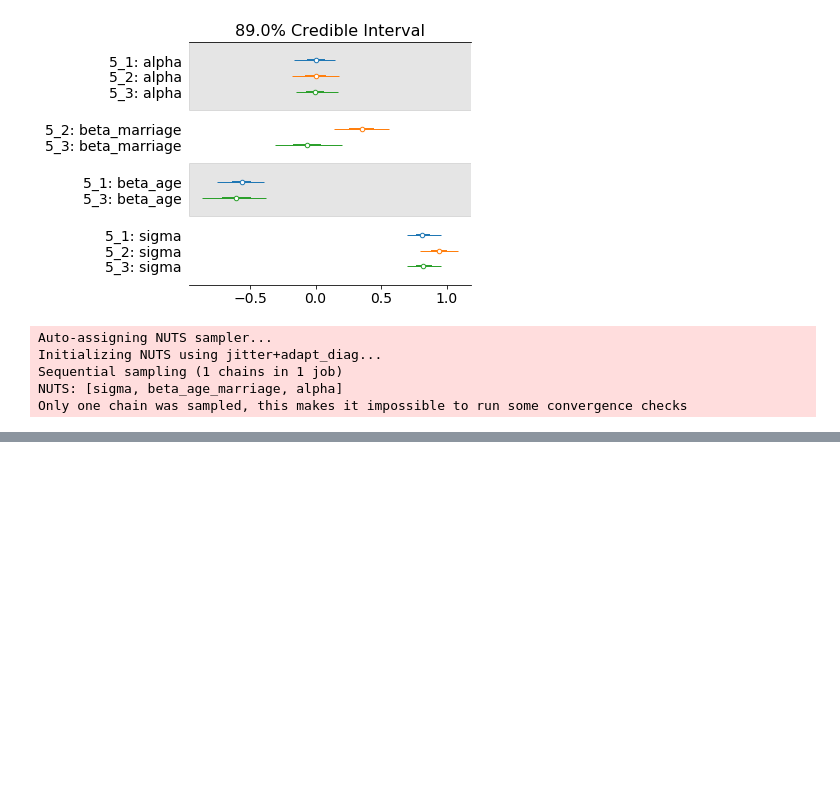
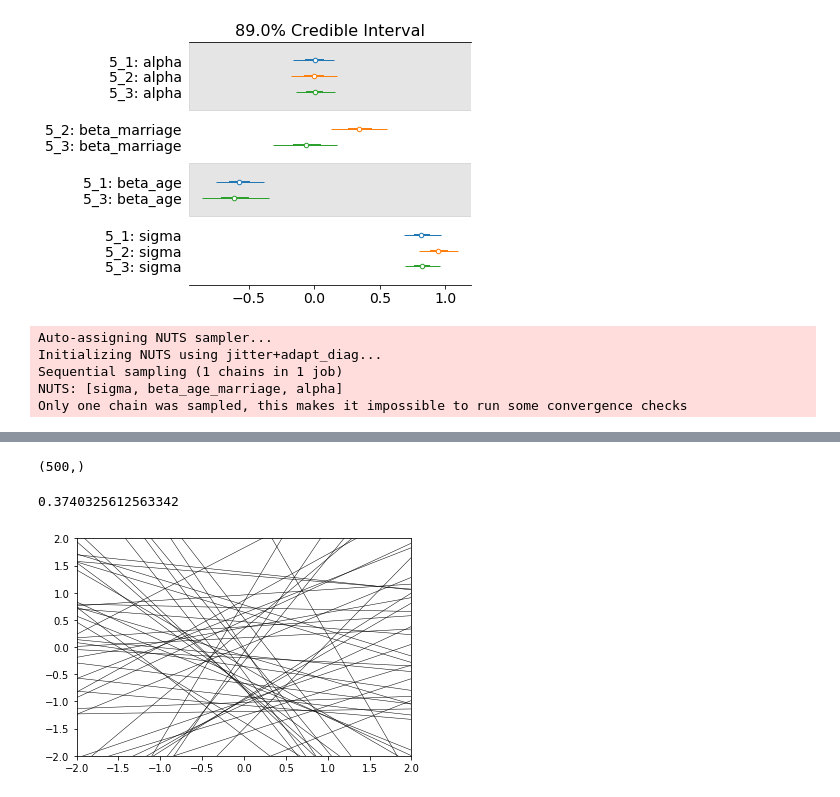
Before and after one commit to mikeviotti/Statistical_Rethinking_MV, a Jupyter notebook: Chapter_5.ipynb, the cells around one changed output, grey strips where cells are left out. Drawn from its saved outputs; the diff is of its cells as text; code cells hidden in the pictures; blank space fills up the shorter version.

```diff
--- a/Chapter_5.ipynb
+++ b/Chapter_5.ipynb
@@ -183,0 +237,6 @@ residuals = d.marriage_norm - mu_pred
+# %%
+#R code 5.18
+d = pd.read_csv('Data/milk.csv', sep=';', header=0)
+d['k_s'] = (d['kcal.per.g'] - d['kcal.per.g'].mean())/d['kcal.per.g'].std()
+d['n_s'] = (d['neocortex.perc'] - d['neocortex.perc'].mean())/d['neocortex.perc'].std()
+d['m_s'] = (d.mass - d.mass.mean())/d.mass.std()
@@ -183,0 +252,14 @@ residuals = d.marriage_norm - mu_pred
+# %%
+#R code 5.22 - we tried the code below with dataframe d, but got an error because of the NaN values.
+#So we're dropping them.
+dcc = d.dropna().copy()
+# %%
+#R code 5.23
+with pm.Model() as m_5_5_draft:
+    alpha = pm.Normal('alpha', mu=0, sd=1)
+    beta_N = pm.Normal('beta_N', mu=0, sd=1)
+    mu = pm.Deterministic('mu', alpha + beta_N*dcc.n_s)
+    sigma = pm.Exponential('sigma', 1)
+    K = pm.Normal('kcalpg', mu=mu, sd=sigma, observed=dcc.k_s)
+    trace_5_5_draft = pm.sample(1000, tune=1000, chains=1)
+    prior = pm.sample_prior_predictive()
@@ -183,0 +292,20 @@ residuals = d.marriage_norm - mu_pred
+# %%
+prior['beta_N'].shape
+# %% [output]
+(500,)
+# %%
+prior['alpha'][0]
+# %% [output]
+0.3740325612563342
+# %%
+xvals = np.linspace(-2,2,50)
+k=0
+while k<50:
+    plt.plot(xvals, prior['alpha'][k] + prior['beta_N'][k]*xvals, linewidth=0.5, color='k')
+    plt.xlim([-2,2])
+    plt.ylim([-2,2])
+    k+=1
+
+#these priors are crazy.
+# %% [output]
+[figure, added]
```
Also changed, not shown: parts of 14 cells of this notebook.
